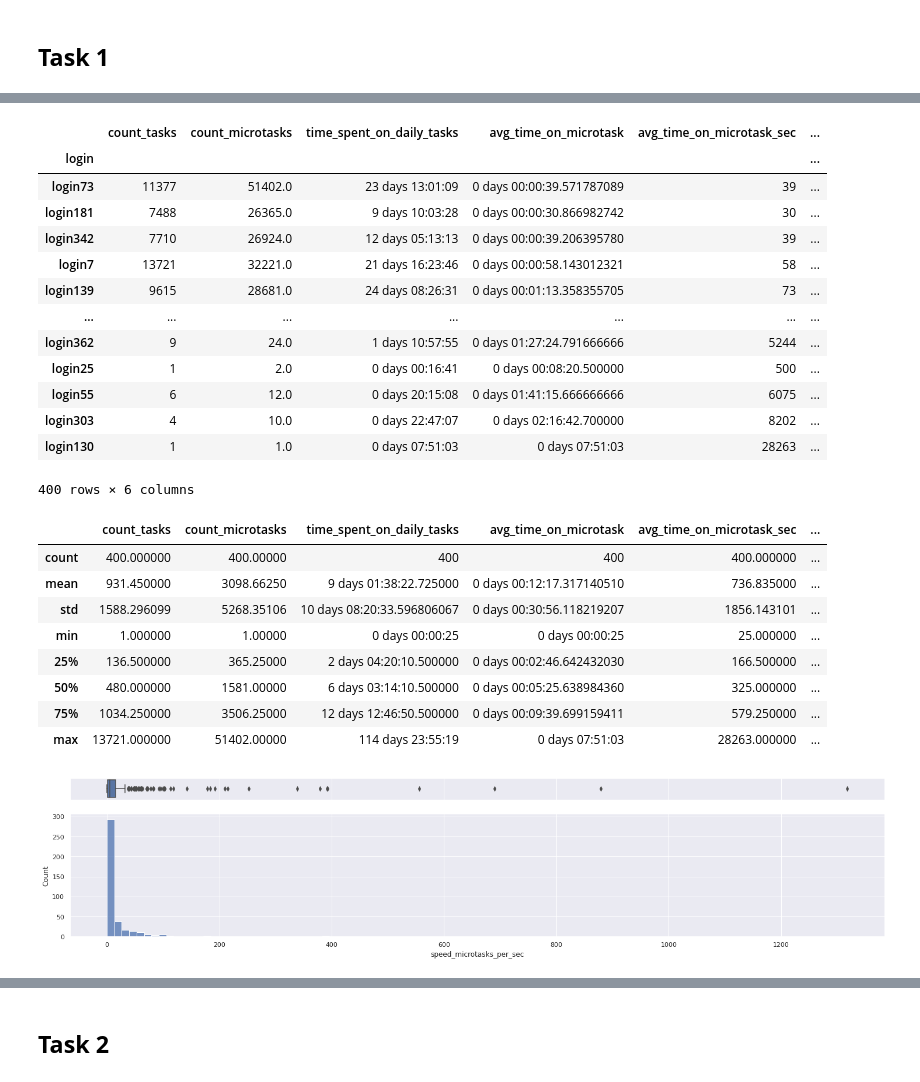
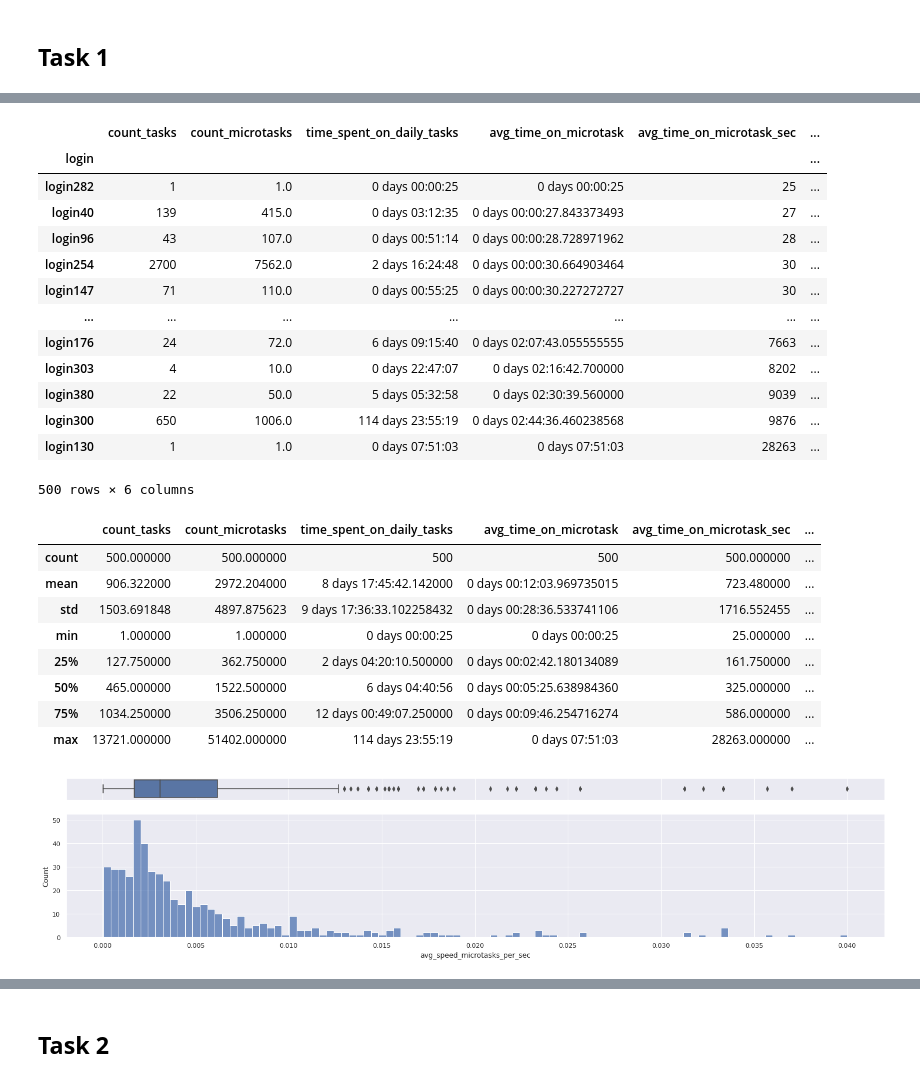
Before and after one commit to maria-zakharova-dev/test-tasks-data-analysis, a Jupyter notebook: test_task_2.ipynb, the cells around one changed output, grey strips where cells are left out. Saved outputs shown, nothing was run; the diff lists cells and outputs as text; code cells hidden in the pictures.

Commit message:
correct mistakes in speed calculations

```diff
--- a/test_task_2.ipynb
+++ b/test_task_2.ipynb
@@ -90,7 +90,7 @@ assessors_tasks_df
 # count_microtasks	- число выполненных микрозадач
 # avg_time_on_microtask	- среднее время выполнения одной микрозадачи за всё время
 # avg_time_on_microtask_sec	- среднее время выполнения одной микрозадачи за всё время (в секундах)
-# speed_microtasks_per_sec	- скорость (производительность) работы (число микрозадач в сек)
+# avg_speed_microtasks_per_sec	- средняя скорость работы (число микрозадач в сек)
 
 
 assessors_tasks_df = assessors_tasks_df.groupby('login')[['count_tasks', 'count_microtasks', 'time_spent_on_daily_tasks']].sum(numeric_only=False)
@@ -98,51 +98,51 @@ assessors_tasks_df = assessors_tasks_df.groupby('login')[['count_tasks', 'count_
 assessors_tasks_df['avg_time_on_microtask'] = assessors_tasks_df['time_spent_on_daily_tasks'] / assessors_tasks_df['count_microtasks']
 
 assessors_tasks_df['avg_time_on_microtask_sec'] = assessors_tasks_df['avg_time_on_microtask'].dt.total_seconds().astype(int)
-assessors_tasks_df['speed_microtasks_per_sec'] = assessors_tasks_df['count_microtasks'] / assessors_tasks_df['avg_time_on_microtask_sec']
+assessors_tasks_df['avg_speed_microtasks_per_sec'] = 1 / assessors_tasks_df['avg_time_on_microtask_sec']
 
-assessors_tasks_df = assessors_tasks_df.sort_values('speed_microtasks_per_sec', ascending=False)
+assessors_tasks_df = assessors_tasks_df.sort_values('avg_speed_microtasks_per_sec', ascending=False)
 assessors_tasks_df
 # %% [output]
 |  | count_tasks | count_microtasks | time_spent_on_daily_tasks | avg_time_on_microtask | avg_time_on_microtask_sec | ... |
 | login |  |  |  |  |  | ... |
-| login73 | 11377 | 51402.0 | 23 days 13:01:09 | 0 days 00:00:39.571787089 | 39 | ... |
-| login181 | 7488 | 26365.0 | 9 days 10:03:28 | 0 days 00:00:30.866982742 | 30 | ... |
-| login342 | 7710 | 26924.0 | 12 days 05:13:13 | 0 days 00:00:39.206395780 | 39 | ... |
-| login7 | 13721 | 32221.0 | 21 days 16:23:46 | 0 days 00:00:58.143012321 | 58 | ... |
-| login139 | 9615 | 28681.0 | 24 days 08:26:31 | 0 days 00:01:13.358355705 | 73 | ... |
+| login282 | 1 | 1.0 | 0 days 00:00:25 | 0 days 00:00:25 | 25 | ... |
+| login40 | 139 | 415.0 | 0 days 03:12:35 | 0 days 00:00:27.843373493 | 27 | ... |
+| login96 | 43 | 107.0 | 0 days 00:51:14 | 0 days 00:00:28.728971962 | 28 | ... |
+| login254 | 2700 | 7562.0 | 2 days 16:24:48 | 0 days 00:00:30.664903464 | 30 | ... |
+| login147 | 71 | 110.0 | 0 days 00:55:25 | 0 days 00:00:30.227272727 | 30 | ... |
 | ... | ... | ... | ... | ... | ... | ... |
-| login362 | 9 | 24.0 | 1 days 10:57:55 | 0 days 01:27:24.791666666 | 5244 | ... |
-| login25 | 1 | 2.0 | 0 days 00:16:41 | 0 days 00:08:20.500000 | 500 | ... |
-| login55 | 6 | 12.0 | 0 days 20:15:08 | 0 days 01:41:15.666666666 | 6075 | ... |
+| login176 | 24 | 72.0 | 6 days 09:15:40 | 0 days 02:07:43.055555555 | 7663 | ... |
 | login303 | 4 | 10.0 | 0 days 22:47:07 | 0 days 02:16:42.700000 | 8202 | ... |
+| login380 | 22 | 50.0 | 5 days 05:32:58 | 0 days 02:30:39.560000 | 9039 | ... |
+| login300 | 650 | 1006.0 | 114 days 23:55:19 | 0 days 02:44:36.460238568 | 9876 | ... |
 | login130 | 1 | 1.0 | 0 days 07:51:03 | 0 days 07:51:03 | 28263 | ... |
-400 rows × 6 columns
+500 rows × 6 columns
 # %%
 # descriptive statistics
 assessors_tasks_df.describe()
 # %% [output]
 |  | count_tasks | count_microtasks | time_spent_on_daily_tasks | avg_time_on_microtask | avg_time_on_microtask_sec | ... |
-| count | 400.000000 | 400.00000 | 400 | 400 | 400.000000 | ... |
-| mean | 931.450000 | 3098.66250 | 9 days 01:38:22.725000 | 0 days 00:12:17.317140510 | 736.835000 | ... |
-| std | 1588.296099 | 5268.35106 | 10 days 08:20:33.596806067 | 0 days 00:30:56.118219207 | 1856.143101 | ... |
-| min | 1.000000 | 1.00000 | 0 days 00:00:25 | 0 days 00:00:25 | 25.000000 | ... |
-| 25% | 136.500000 | 365.25000 | 2 days 04:20:10.500000 | 0 days 00:02:46.642432030 | 166.500000 | ... |
-| 50% | 480.000000 | 1581.00000 | 6 days 03:14:10.500000 | 0 days 00:05:25.638984360 | 325.000000 | ... |
-| 75% | 1034.250000 | 3506.25000 | 12 days 12:46:50.500000 | 0 days 00:09:39.699159411 | 579.250000 | ... |
-| max | 13721.000000 | 51402.00000 | 114 days 23:55:19 | 0 days 07:51:03 | 28263.000000 | ... |
+| count | 500.000000 | 500.000000 | 500 | 500 | 500.000000 | ... |
+| mean | 906.322000 | 2972.204000 | 8 days 17:45:42.142000 | 0 days 00:12:03.969735015 | 723.480000 | ... |
+| std | 1503.691848 | 4897.875623 | 9 days 17:36:33.102258432 | 0 days 00:28:36.533741106 | 1716.552455 | ... |
+| min | 1.000000 | 1.000000 | 0 days 00:00:25 | 0 days 00:00:25 | 25.000000 | ... |
+| 25% | 127.750000 | 362.750000 | 2 days 04:20:10.500000 | 0 days 00:02:42.180134089 | 161.750000 | ... |
+| 50% | 465.000000 | 1522.500000 | 6 days 04:40:56 | 0 days 00:05:25.638984360 | 325.000000 | ... |
+| 75% | 1034.250000 | 3506.250000 | 12 days 00:49:07.250000 | 0 days 00:09:46.254716274 | 586.000000 | ... |
+| max | 13721.000000 | 51402.000000 | 114 days 23:55:19 | 0 days 07:51:03 | 28263.000000 | ... |
 # %%
-# Визуализируем распределение данных в speed_microtasks_per_sec
+# Визуализируем распределение данных в avg_speed_microtasks_per_sec
 
 sns.set(style="darkgrid")
 f, (ax_box, ax_hist) = plt.subplots(2, sharex=True, gridspec_kw={"height_ratios": (.15, .85)}, figsize=(25, 5))
 
-sns.boxplot(assessors_tasks_df["speed_microtasks_per_sec"], ax=ax_box)
-sns.histplot(data=assessors_tasks_df, x="speed_microtasks_per_sec", ax=ax_hist, bins=100)
+sns.boxplot(assessors_tasks_df["avg_speed_microtasks_per_sec"], ax=ax_box)
+sns.histplot(data=assessors_tasks_df, x="avg_speed_microtasks_per_sec", ax=ax_hist, bins=100)
 
 ax_box.set(xlabel='')
 plt.show()
 # %% [output]
-[figure, old version]
+[figure, new version]
 # %%
 # Определение функции для расчёта бонуса для справедливой оплаты труда
 
```
Also changed, not shown: parts of 4 cells of this notebook.
